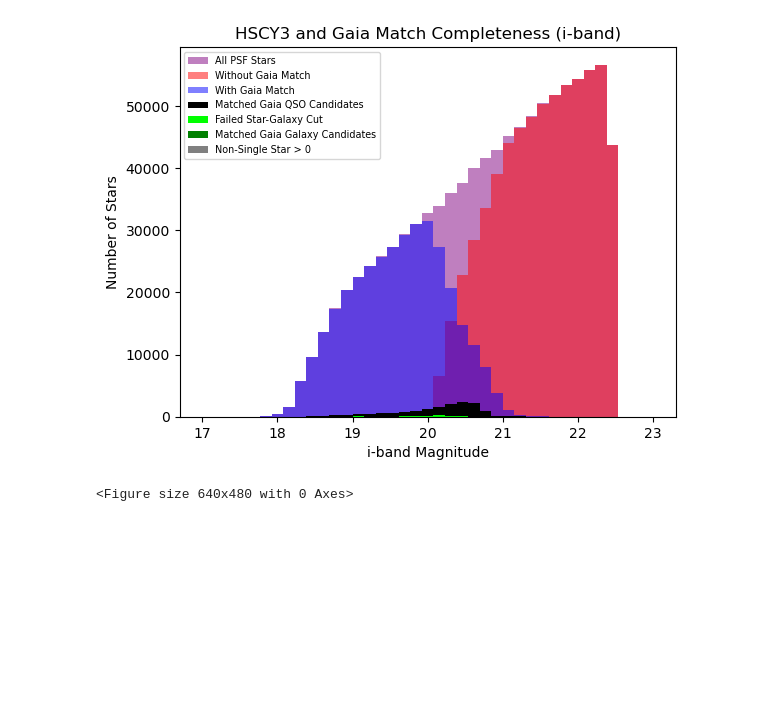
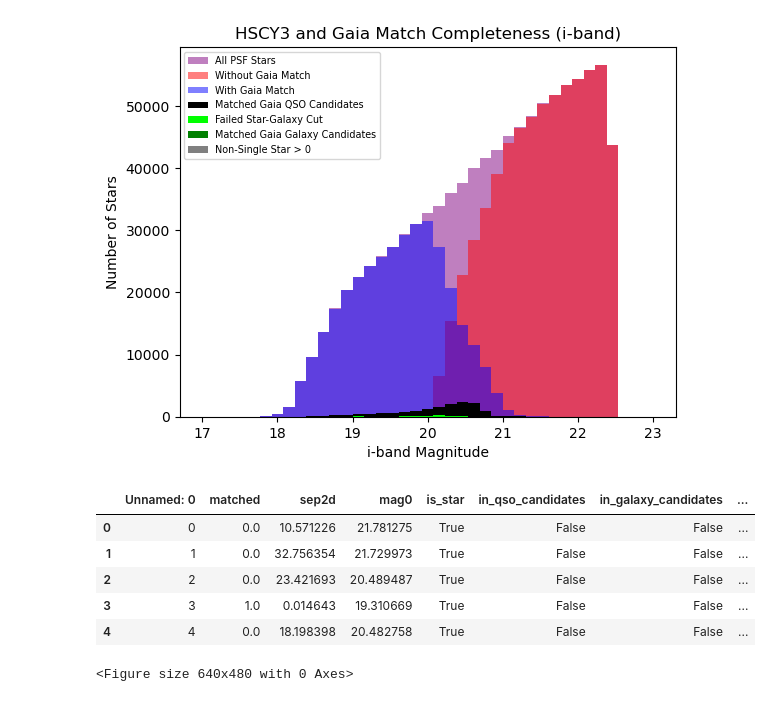
Before and after one commit to ShrihanSolo/gaia_psf_match, a Jupyter notebook: test_notes/plotHSCY3.ipynb, the cells around one changed output. Saved outputs shown, nothing was run; the diff lists cells and outputs as text; code cells hidden in the pictures; blank space fills up the shorter version.

```diff
--- a/test_notes/plotHSCY3.ipynb
+++ b/test_notes/plotHSCY3.ipynb
@@ -21,6 +21,15 @@ plt.title("HSCY3 and Gaia Match Completeness (i-band)")
 # %% [output]
 Text(0.5, 1.0, 'HSCY3 and Gaia Match Completeness (i-band)')
 [figure]
+# %%
+master_comb_df.head()
+# %% [output]
+|  | Unnamed: 0 | matched | sep2d | mag0 | is_star | in_qso_candidates | in_galaxy_candidates | ... |
+| 0 | 0 | 0.0 | 10.571226 | 21.781275 | True | False | False | ... |
+| 1 | 1 | 0.0 | 32.756354 | 21.729973 | True | False | False | ... |
+| 2 | 2 | 0.0 | 23.421693 | 20.489487 | True | False | False | ... |
+| 3 | 3 | 1.0 | 0.014643 | 19.310669 | True | False | False | ... |
+| 4 | 4 | 0.0 | 18.198398 | 20.482758 | True | False | False | ... |
 # %%
 match.galaxy_ratio_plot(master_comb_df, fold = RESULTS_FILEPATH_BAND, BAND = BAND, bounds = [17, 23])
 # %% [output]
```
Also changed, not shown: 4 other files.
